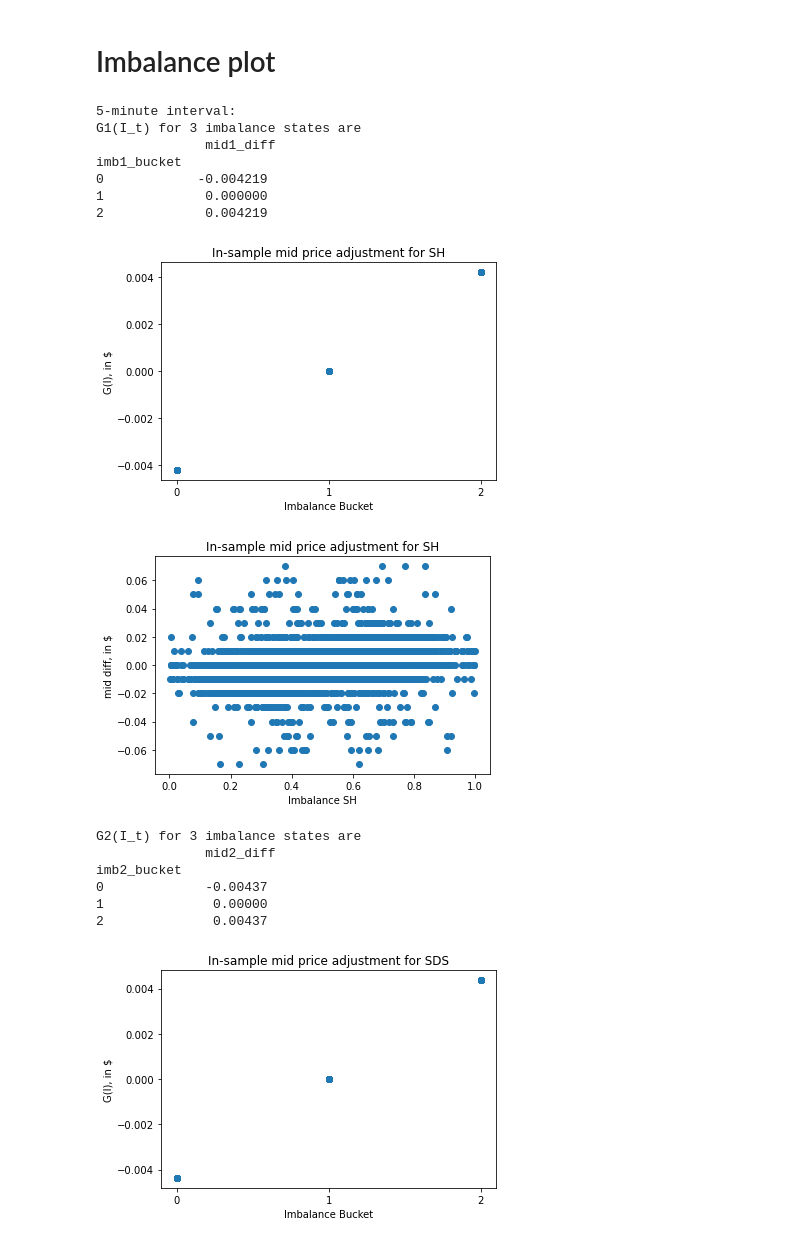
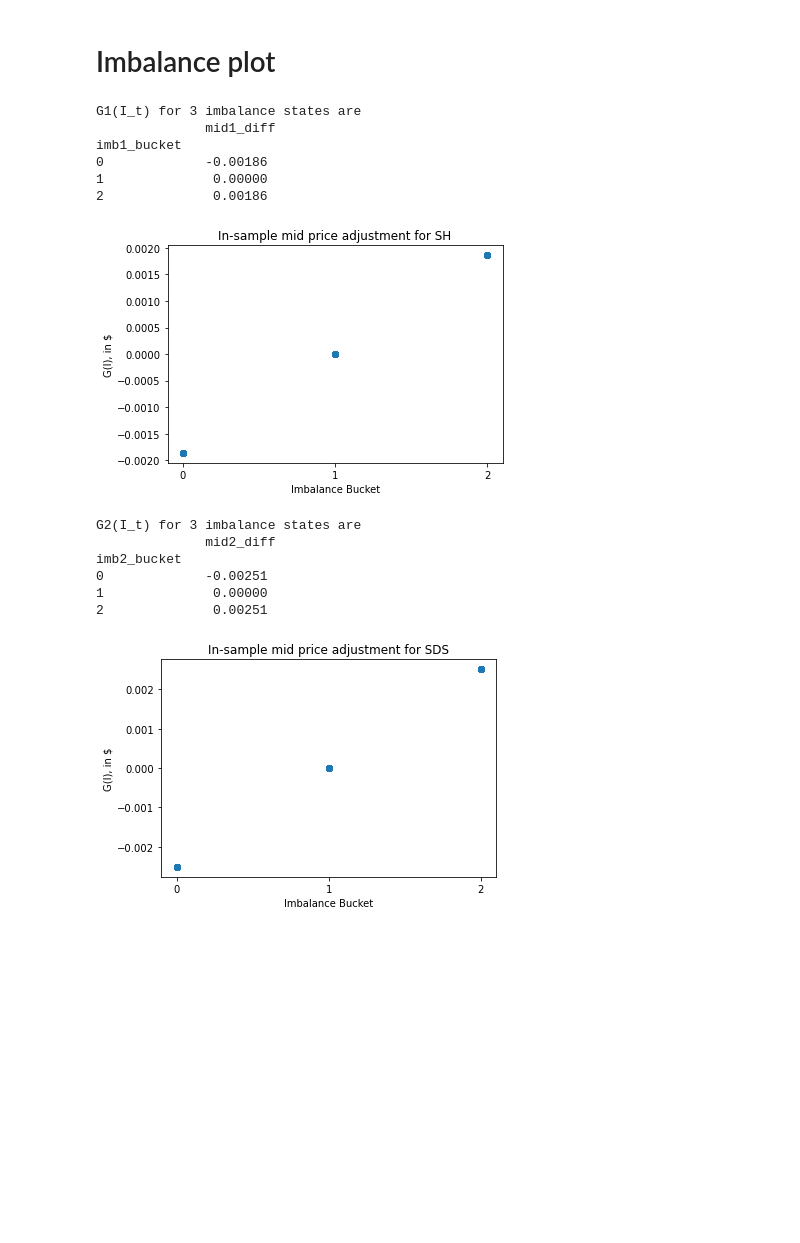
Before and after one commit to xhshenxin/Micro_Price, a Jupyter notebook: data_exploration.ipynb, the cells around one changed output. Saved outputs shown, nothing was run; the diff lists cells and outputs as text; code cells hidden in the pictures; blank space fills up the shorter version.

```diff
--- a/data_exploration.ipynb
+++ b/data_exploration.ipynb
@@ -52,7 +52,7 @@ def prep_data(df, slope, constant, res_num, imb1_num, imb2_num):  # symmetrize d
     df.set_index("time",inplace=True)
     df.index = pd.to_datetime(df.index,utc=True)
     df2=df[['residuals','mid1','mid2']]
-    df2.index = df.index - timedelta(minutes=5)  # data from 5 minutes later
+    df2.index = df.index.shift(-10,freq='S')
     df2.columns=['residual_later','mid1_later','mid2_later']
     df = pd.merge_asof(df, df2, left_index=True, right_index=True, direction='forward')
     df['pnl'] = df.residual_later-df.residuals  # forward pnl
@@ -63,7 +63,7 @@ def prep_data(df, slope, constant, res_num, imb1_num, imb2_num):  # symmetrize d
     df_flip.set_index("time",inplace=True)
     df_flip.index = pd.to_datetime(df_flip.index,utc=True)
     df2_flip=df_flip[['residuals','mid1','mid2']]
-    df2_flip.index = df_flip.index - timedelta(minutes=5)  # data from 5 minutes later
+    df2_flip.index = df_flip.index.shift(-10,freq='S')
     df2_flip.columns=['residual_later','mid1_later','mid2_later']
     df_flip = pd.merge_asof(df_flip, df2_flip, left_index=True, right_index=True, direction='forward')
     df_flip['pnl'] = df_flip.residual_later-df_flip.residuals  # forward pnl
@@ -128,55 +126,39 @@ Name: pnl, dtype: float64
 # %%
 # imb_bucket v.s. G_It
 x1=df.groupby('imb1_bucket')[['mid1_diff']].mean()
 x2=df.groupby('imb2_bucket')[['mid2_diff']].mean()
 
 df=df.assign(G1_It=df.imb1_bucket.map(x1.mid1_diff),G2_It=df.imb2_bucket.map(x2.mid2_diff))
 
 df.dropna(inplace=True)
 
-print('5-minute interval:')
 print('G1(I_t) for',imb1_num,'imbalance states are\n', x1)
 plt.scatter(df.imb1_bucket,df.G1_It)
 plt.xlabel("Imbalance Bucket")
 plt.ylabel('G(I), in $')
 plt.title('In-sample mid price adjustment for SH')
 plt.xticks(range(0,imb1_num))
 plt.show()
 
-plt.scatter(df.imb1,df.mid1_diff)
-plt.xlabel("Imbalance SH")
-plt.ylabel('mid diff, in $')
-plt.title('In-sample mid price adjustment for SH')
-plt.show()
-
-
 print('G2(I_t) for',imb2_num,'imbalance states are\n', x2)
 plt.scatter(df.imb2_bucket,df.G2_It)
 plt.xlabel("Imbalance Bucket")
 plt.ylabel('G(I), in $')
 plt.title('In-sample mid price adjustment for SDS')
 plt.xticks(range(0,imb2_num))
 plt.show()
-
-plt.scatter(df.imb2,df.mid2_diff)
-plt.xlabel("Imbalance SDS")
-plt.ylabel('mid diff, in $')
-plt.title('In-sample mid price adjustment for SDS')
-plt.show()
 # %% [output]
-5-minute interval:
 G1(I_t) for 3 imbalance states are
               mid1_diff
 imb1_bucket
-0            -0.004219
-1             0.000000
-2             0.004219
+0             -0.00186
+1              0.00000
+2              0.00186
-[figure, old version]
+[figure, new version]
+G2(I_t) for 3 imbalance states are
+              mid2_diff
+imb2_bucket
+0             -0.00251
+1              0.00000
+2              0.00251
-[figure, old version]
+[figure, new version]
-G2(I_t) for 3 imbalance states are
-              mid2_diff
-imb2_bucket
-0             -0.00437
-1              0.00000
-2              0.00437
-[figure, removed]
```
Also changed, not shown: parts of 3 cells of this notebook.
